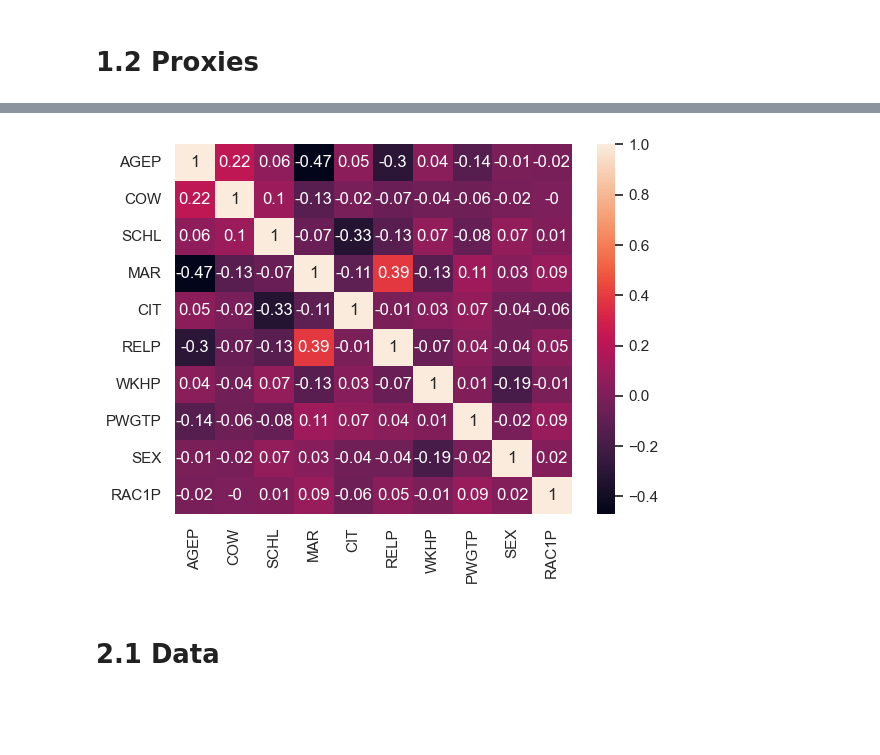
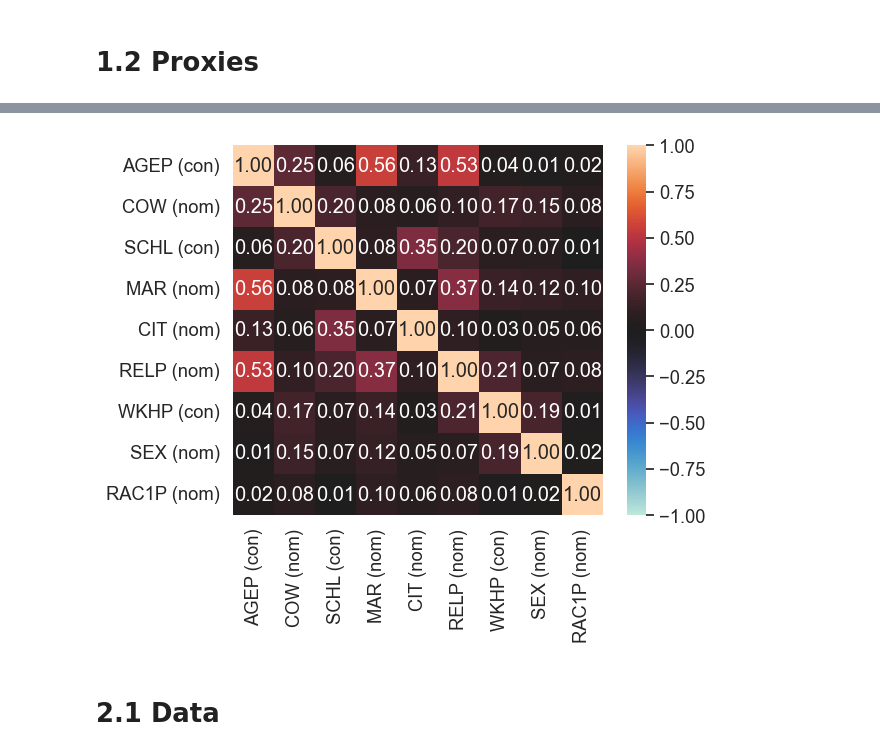
Before and after one commit to sebastianrohr/afae_assignment_2, a Jupyter notebook: assignment_2/assignment_2.ipynb, the cells around one changed output, grey strips where cells are left out. Cells and saved outputs as stored; diff of their text form; code cells hidden in the pictures; blank space fills up the shorter version.

Commit message:
added corr matrix etc. new log reg function doesnt work i dont think

```diff
--- a/assignment_2/assignment_2.ipynb
+++ b/assignment_2/assignment_2.ipynb
@@ -74,11 +81,8 @@ plt.show()
-# %%
-corr = X_train.corr()
-sns.set(font_scale=1)
-sns.heatmap(corr.round(2), annot=True)
-sns.set_style('whitegrid', {'axes.grid' : False})
-plt.show()
-# %% [output]
-[figure, removed]
+# %%
+import dython
+dython.nominal.associations(X_train, nominal_columns=['COW', 'CIT', 'RAC1P', 'SEX', 'RELP', 'MAR'], mark_columns=True);
+# %% [output]
+[figure, added]
 # %% [markdown]
 # 2.1 Data
 # %%
```
Also changed, not shown: parts of 10 cells of this notebook.
